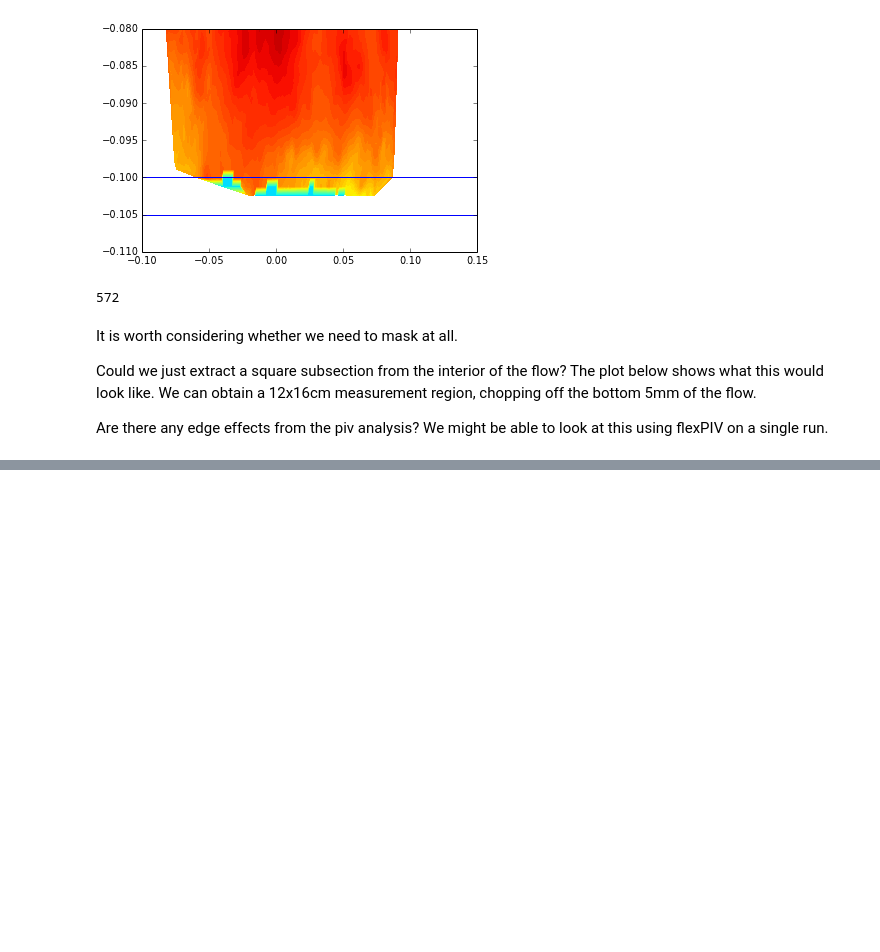
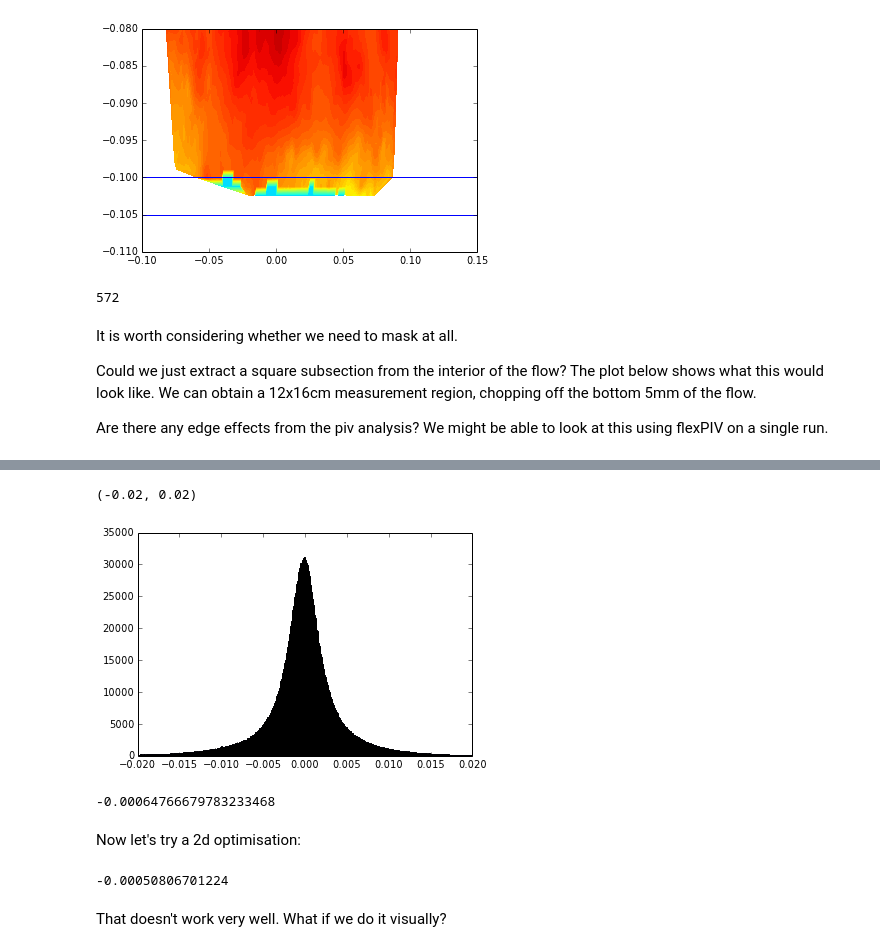
Before and after one commit to aaren/notebooks, a Jupyter notebook: piv_data_qc.ipynb, the cells around one changed output, grey strips where cells are left out. Cells and saved outputs as stored; diff of their text form; code cells hidden in the pictures; blank space fills up the shorter version.

```diff
--- a/piv_data_qc.ipynb
+++ b/piv_data_qc.ipynb
@@ -416,0 +543,47 @@ xlim(-0.06, 0.10)
+# %%
+def rotation_matrix(theta, phi=0):
+    cx = np.cos(phi)
+    sx = np.sin(phi)
+    cz = np.cos(theta)
+    sz = np.sin(theta)
+
+    Rx = np.array([[1,   0,  0],
+                   [0,  cx, sx],
+                   [0, -sx, cx]])
+
+    Rz = np.array([[ cz,  sz, 0],
+                   [-sz,  cz, 0],
+                   [  0,   0, 1]])
+
+    return np.dot(Rx, Rz)
+# %%
+def transform_cross_stream(theta, phi):
+    rot = rotation_matrix(theta, phi)
+    data = np.array((down_stream, cross_stream, vertical))
+    rd, rc, rv = np.dot(rot, data)
+    return rc
+
+plt.hist(transform_cross_stream(-0.01, -0.01), bins=500, range=(-0.02, 0.02))
+xlim(-0.02, 0.02)
+# %% [output]
+(-0.02, 0.02)
+[figure, added]
+# %%
+transform_cross_stream(0.01, 0.01).mean()
+# %% [output]
+-0.00064766679783233468
+# %% [markdown]
+Now let's try a 2d optimisation:
+# %%
+from scipy.optimize import fmin
+
+def optimise_2d((theta, phi)):
+    #return stats.normaltest(transform_cross_stream(theta, phi))[0]
+    return transform_cross_stream(theta, phi).mean()
+
+print optimise_2d((0, 0))
+#fmin(optimise_2d, (0, 0))
+# %% [output]
+-0.00050806701224
+# %% [markdown]
+That doesn't work very well. What if we do it visually?
```
Also changed, not shown: parts of 26 cells of this notebook.
